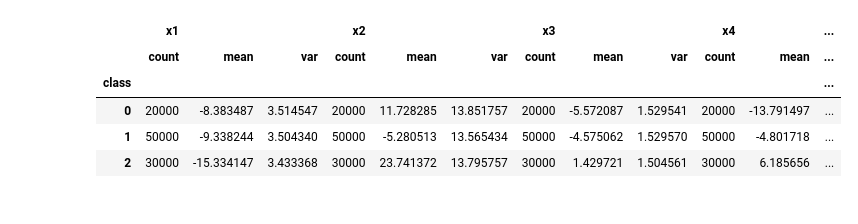
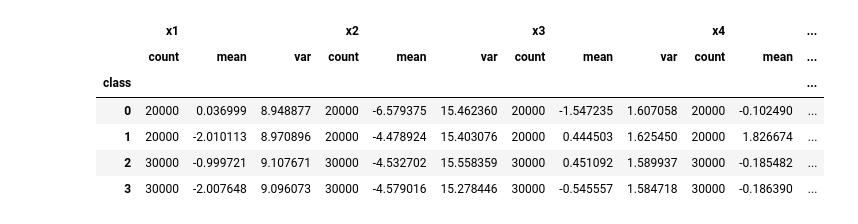
Before and after one commit to timellemeet/multivariate, a Jupyter notebook: simulation.ipynb, the cells around one changed output. Saved outputs shown, nothing was run; the diff lists cells and outputs as text; code cells hidden in the pictures.

```diff
--- a/simulation.ipynb
+++ b/simulation.ipynb
@@ -4,6 +4,7 @@ from scipy.stats import skewnorm, skew
 import matplotlib.pyplot as plt
 import pandas as pd
 from sklearn.model_selection import train_test_split
+from sklearn.metrics import confusion_matrix, mean_squared_error, classification_report
 
 def simulate_data(classes, n_vars, n, max_mu, max_sigma, max_skew):
     #The multivariate skew normal number generator
@@ -41,37 +42,38 @@ def simulate_data(classes, n_vars, n, max_mu, max_sigma, max_skew):
 
     X = data[:,1:]
     y = data[:,0]
 
     columns = ["x"+str(x) for x in range(n_vars + 1)]
     columns[0] = "class"
 
     df = pd.DataFrame(data,columns=columns)
     df["class"] = df["class"].astype(int)
     return X,y, df
 
 
 
 #parameters
-classes = [0.2, 0.5, 0.3] #percentages
+classes = [0.2, 0.2, 0.3, 0.3] #percentages
 n_vars = 5
 n = 100000
-max_mu = 20
-max_sigma = 10
-max_skew = 7
+max_mu = 3
+max_sigma = 20
+max_skew = 5
 np.random.seed(12345)
 
 #generate data
 X,y, df = simulate_data(classes, n_vars, n, max_mu, max_sigma, max_skew)
 
 display(df.groupby(["class"]).agg(["count", "mean", "var"]))
 
 #make train and test set
 X_train, X_test, y_train, y_test = train_test_split(
     X, y, test_size=0.33, random_state=42)
 # %% [output]
 |  | x1 |  |  | x2 |  |  | x3 |  |  | x4 |  | ... |
 |  | count | mean | var | count | mean | var | count | mean | var | count | mean | ... |
 | class |  |  |  |  |  |  |  |  |  |  |  | ... |
-| 0 | 20000 | -8.383487 | 3.514547 | 20000 | 11.728285 | 13.851757 | 20000 | -5.572087 | 1.529541 | 20000 | -13.791497 | ... |
-| 1 | 50000 | -9.338244 | 3.504340 | 50000 | -5.280513 | 13.565434 | 50000 | -4.575062 | 1.529570 | 50000 | -4.801718 | ... |
-| 2 | 30000 | -15.334147 | 3.433368 | 30000 | 23.741372 | 13.795757 | 30000 | 1.429721 | 1.504561 | 30000 | 6.185656 | ... |
+| 0 | 20000 | 0.036999 | 8.948877 | 20000 | -6.579375 | 15.462360 | 20000 | -1.547235 | 1.607058 | 20000 | -0.102490 | ... |
+| 1 | 20000 | -2.010113 | 8.970896 | 20000 | -4.478924 | 15.403076 | 20000 | 0.444503 | 1.625450 | 20000 | 1.826674 | ... |
+| 2 | 30000 | -0.999721 | 9.107671 | 30000 | -4.532702 | 15.558359 | 30000 | 0.451092 | 1.589937 | 30000 | -0.185482 | ... |
+| 3 | 30000 | -2.007648 | 9.096073 | 30000 | -4.579016 | 15.278446 | 30000 | -0.545557 | 1.584718 | 30000 | -0.186390 | ... |
```
Also changed, not shown: parts of 3 cells of this notebook.
